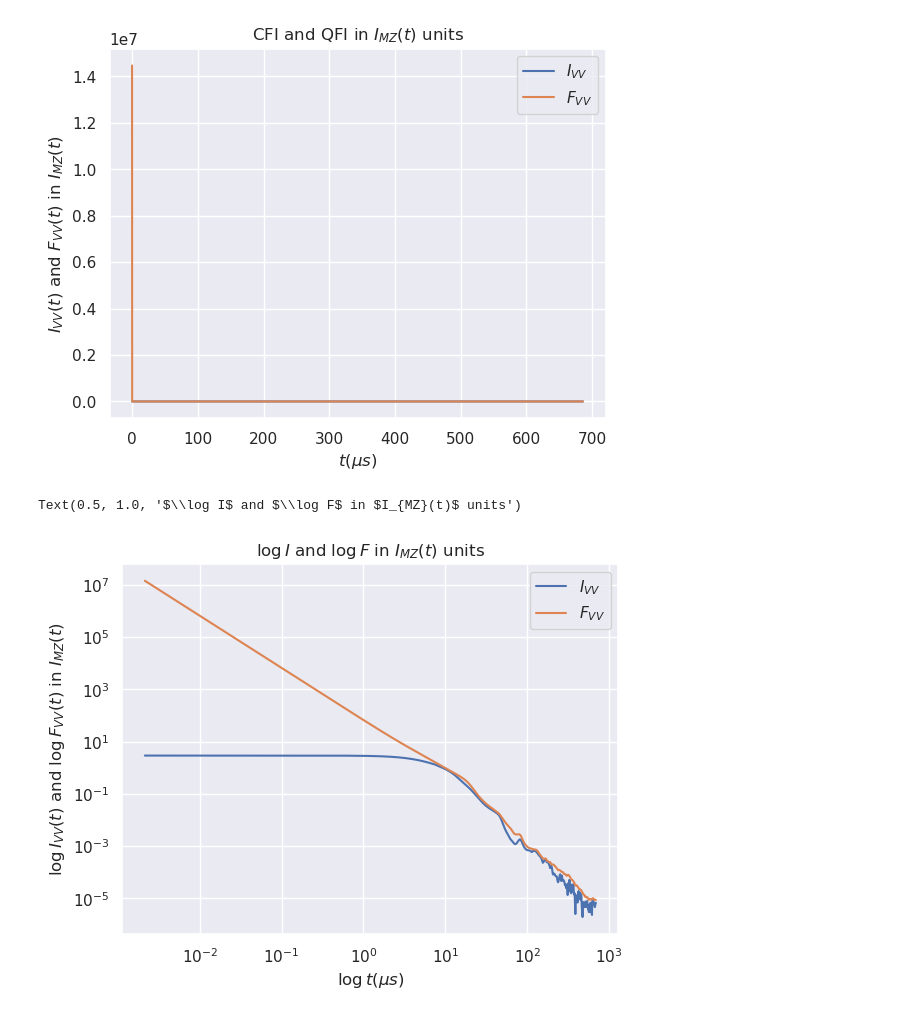
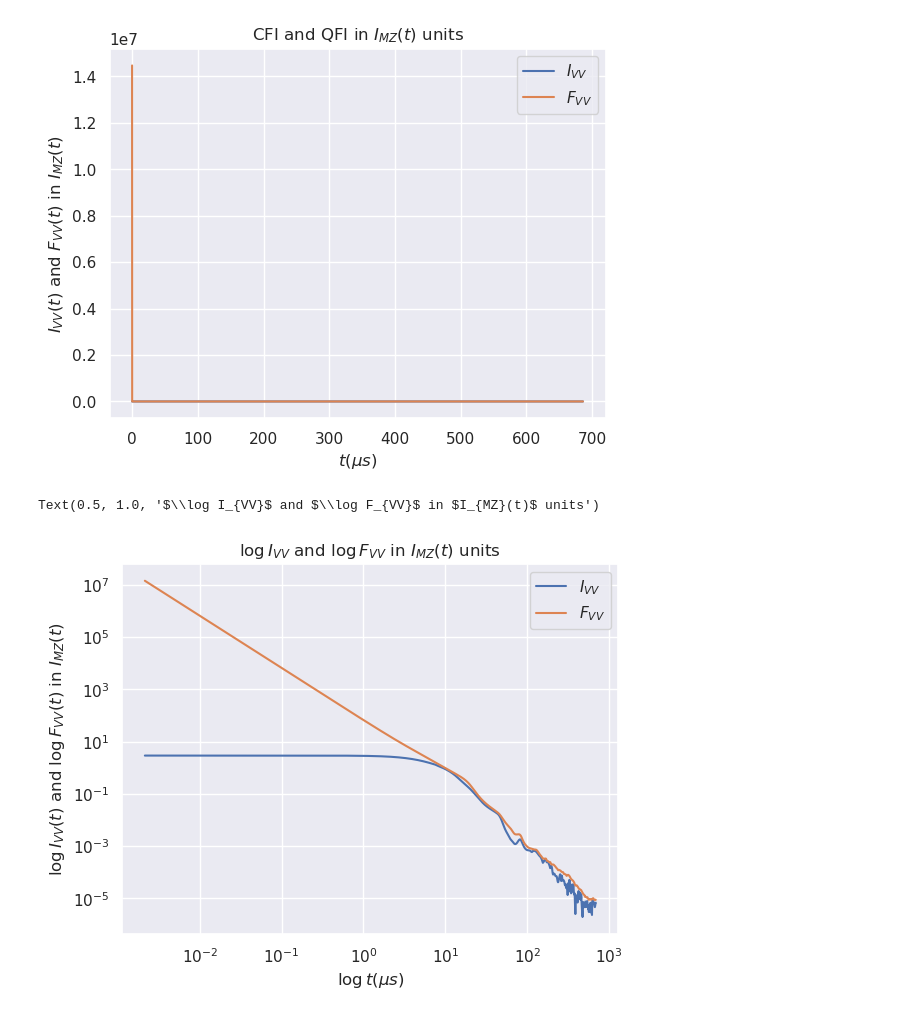
Before and after one commit to rootware/lattice_evolution, a Jupyter notebook: Python/CFI_plots.ipynb, the cells around one changed output. Cells and saved outputs as stored; diff of their text form; code cells hidden in the pictures.

```diff
--- a/Python/CFI_plots.ipynb
+++ b/Python/CFI_plots.ipynb
@@ -65,11 +65,11 @@ Text(0.5, 1.0, 'CFI and QFI in $I_{MZ}(t)$ units')
 # %%
 plt.loglog(qfi_data[:,0]/Units.omega_R*1/10**(-6), qfi_data[:,3]/I_MZ(qfi_data[:,0]), label="$I_{VV}$")
 plt.loglog(qfi_data[:,0]/Units.omega_R*1/10**(-6), qfi_data[:,4]/I_MZ(qfi_data[:,0]), label="$F_{VV}$")
 
 plt.ylabel("$\log I_{VV}(t)$ and $\log F_{VV}(t)$ in $I_{MZ}(t)$")
 plt.xlabel("$\log t(\mu s)$")
 plt.legend()
-plt.title("$\log I$ and $\log F$ in $I_{MZ}(t)$ units")
+plt.title("$\log I_{VV}$ and $\log F_{VV}$ in $I_{MZ}(t)$ units")
 # %% [output]
-Text(0.5, 1.0, '$\\log I$ and $\\log F$ in $I_{MZ}(t)$ units')
+Text(0.5, 1.0, '$\\log I_{VV}$ and $\\log F_{VV}$ in $I_{MZ}(t)$ units')
-[figure, old version]
+[figure, new version]
```
Also changed, not shown: 6 other files.
